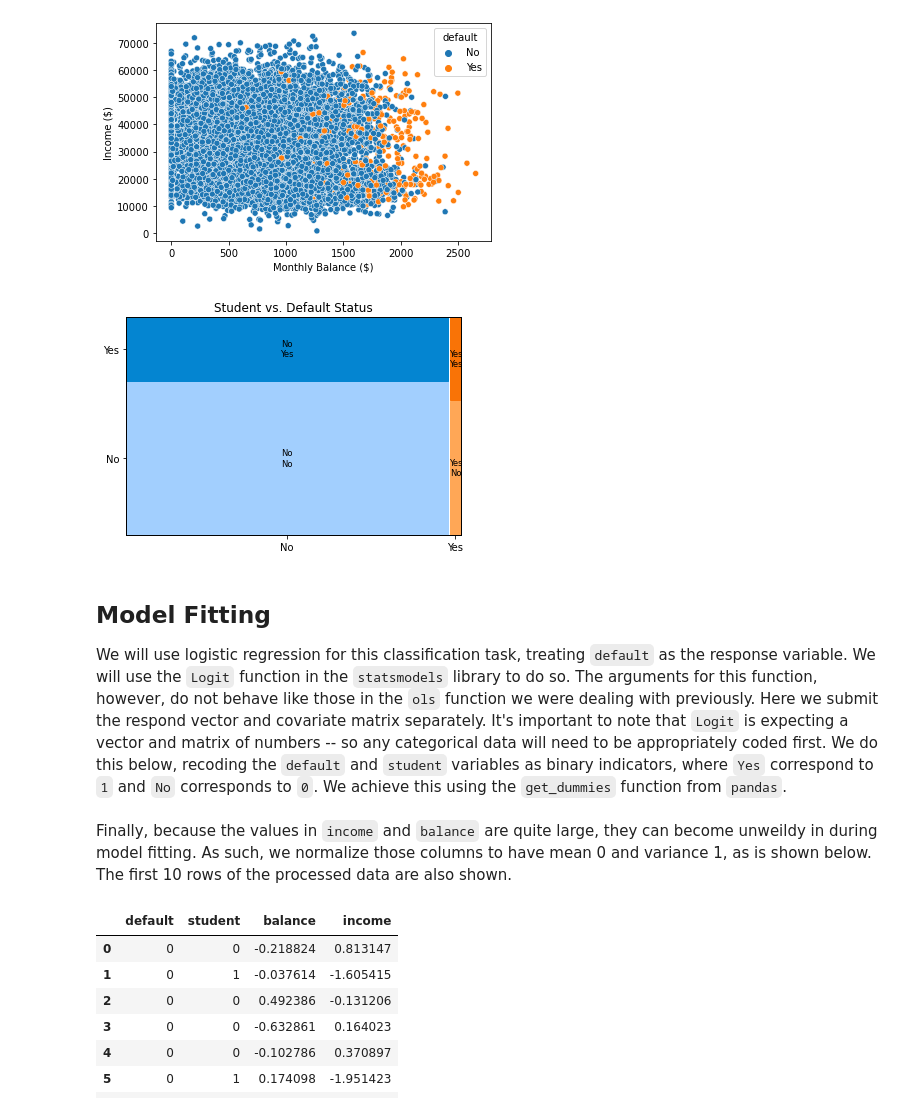
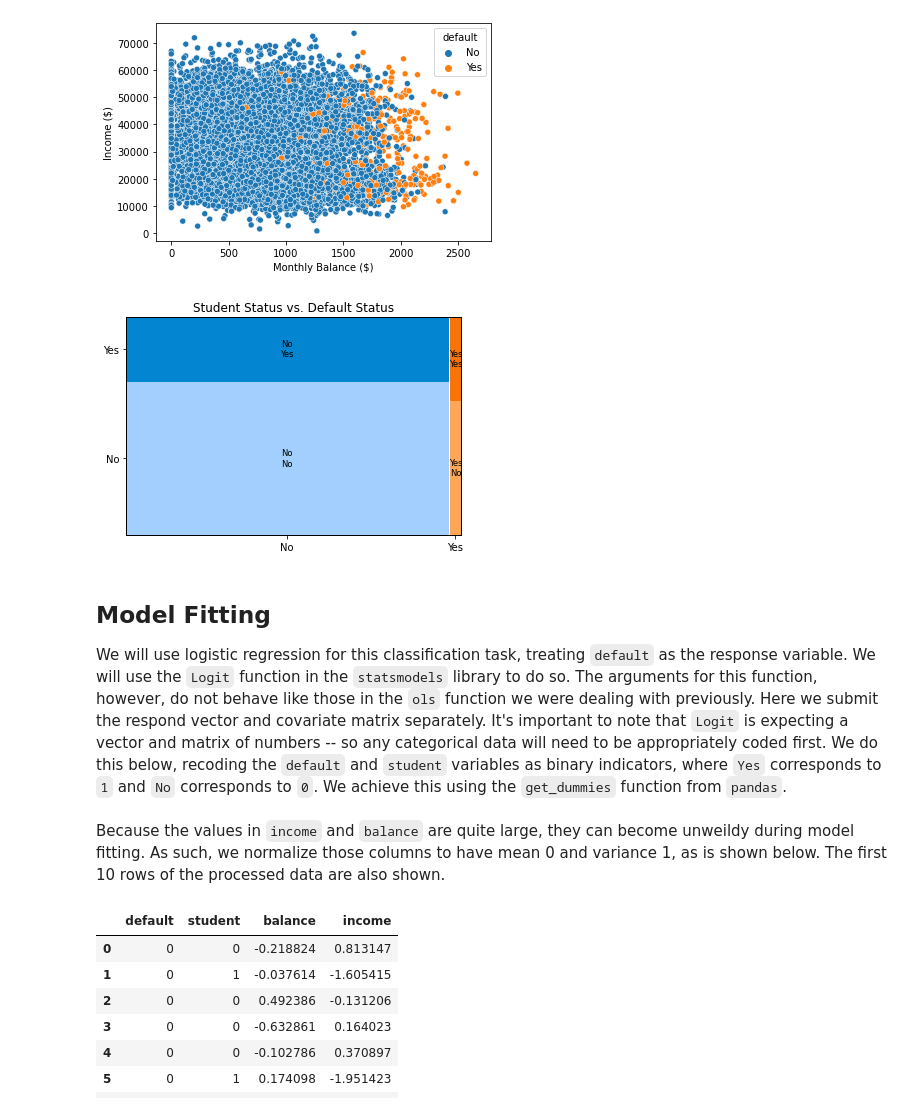
Before and after one commit to ssc-datascience/pythonjupyter_wshop2021, a Jupyter notebook: ssc2021_workshop_regressions.ipynb, the cells around one changed output. Cells and saved outputs as stored; diff of their text form; code cells hidden in the pictures.

```diff
--- a/ssc2021_workshop_regressions.ipynb
+++ b/ssc2021_workshop_regressions.ipynb
@@ -598,18 +588,18 @@ plt.show()
 # %%
 props = {}
 props[('Yes', 'Yes')] = {'color': 'xkcd:orange'}
 props[('Yes', 'No')] = {'color': 'xkcd:pale orange'}
 props[('No','Yes')] = {'color': 'xkcd:cerulean'}
 props[('No','No')] = {'color': 'xkcd:baby blue'}
 
-mos = mosaic(default, ['default', 'student'], title = "Student vs. Default Status", properties = props)
+mos = mosaic(default, ['default', 'student'], title = "Student Status vs. Default Status", properties = props)
 plt.show()
 # %% [output]
-[figure, old version]
+[figure, new version]
 # %% [markdown]
 ## Model Fitting
 
-We will use logistic regression for this classification task, treating `default` as the response variable. We will use the `Logit` function in the `statsmodels` library to do so. The arguments for this function, however, do not behave like those in the `ols` function we were dealing with previously. Here we submit the respond vector and covariate matrix separately. It's important to note that `Logit` is expecting a vector and matrix of numbers -- so any categorical data will need to be appropriately coded first. We do this below, recoding the `default` and `student` variables as binary indicators, where `Yes` correspond to `1` and `No` corresponds to `0`. We achieve this using the `get_dummies` function from `pandas`.
+We will use logistic regression for this classification task, treating `default` as the response variable. We will use the `Logit` function in the `statsmodels` library to do so. The arguments for this function, however, do not behave like those in the `ols` function we were dealing with previously. Here we submit the respond vector and covariate matrix separately. It's important to note that `Logit` is expecting a vector and matrix of numbers -- so any categorical data will need to be appropriately coded first. We do this below, recoding the `default` and `student` variables as binary indicators, where `Yes` corresponds to `1` and `No` corresponds to `0`. We achieve this using the `get_dummies` function from `pandas`.
 # %%
 default_ind = pd.get_dummies(default['default'])['Yes']
 student_ind = pd.get_dummies(default['student'])['Yes']
@@ -617,7 +607,7 @@ default = default.drop(['default', 'student'], axis = 1)
 default = pd.concat([default_ind, student_ind, default], axis = 1)
 default.columns = ['default', 'student', 'balance', 'income']
 # %% [markdown]
-Finally, because the values in `income` and `balance` are quite large, they can become unweildy in during model fitting. As such, we normalize those columns to have mean 0 and variance 1, as is shown below. The first 10 rows of the processed data are also shown.
+Because the values in `income` and `balance` are quite large, they can become unweildy during model fitting. As such, we normalize those columns to have mean 0 and variance 1, as is shown below. The first 10 rows of the processed data are also shown.
 # %%
 default['balance'] = (default['balance'] - default['balance'].mean()) / default['balance'].std()
 default['income'] = (default['income'] - default['income'].mean()) / default['income'].std()
```
Also changed, not shown: parts of 26 cells of this notebook.
